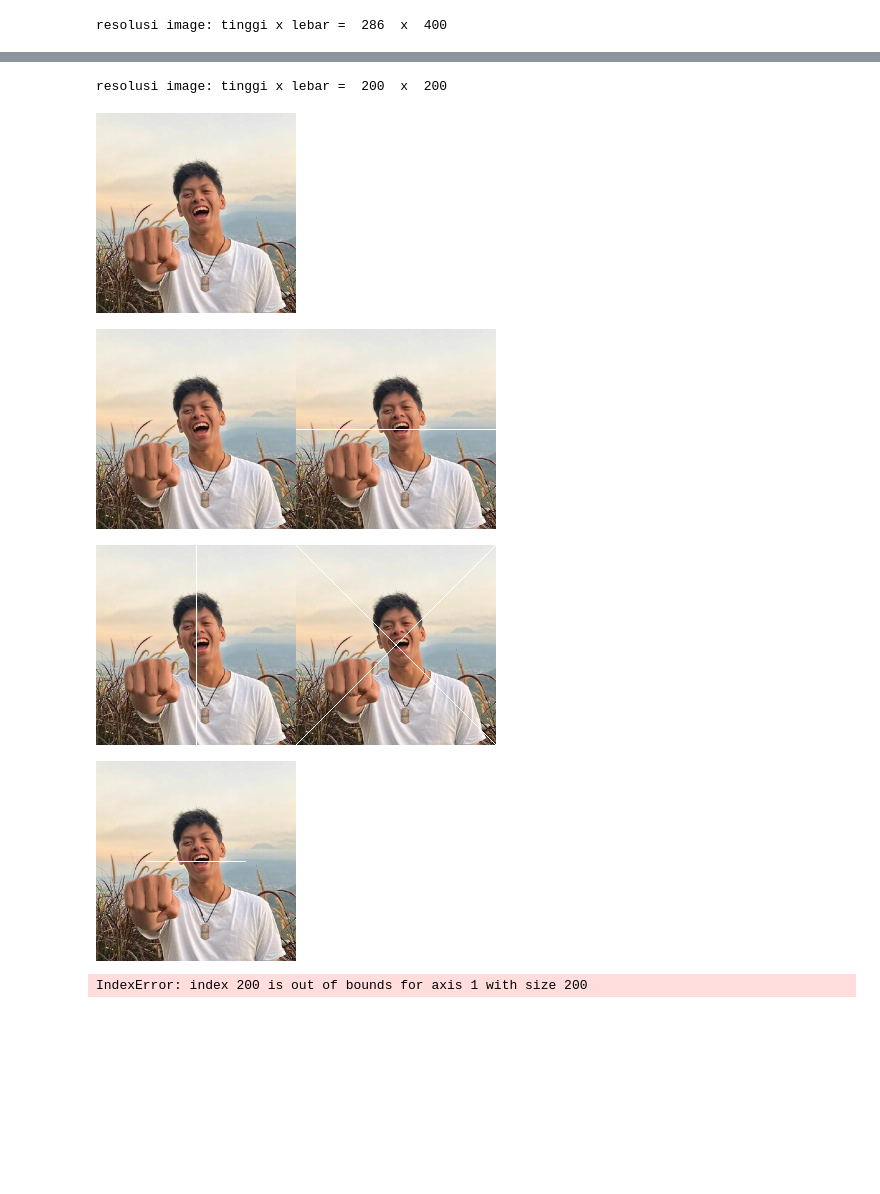
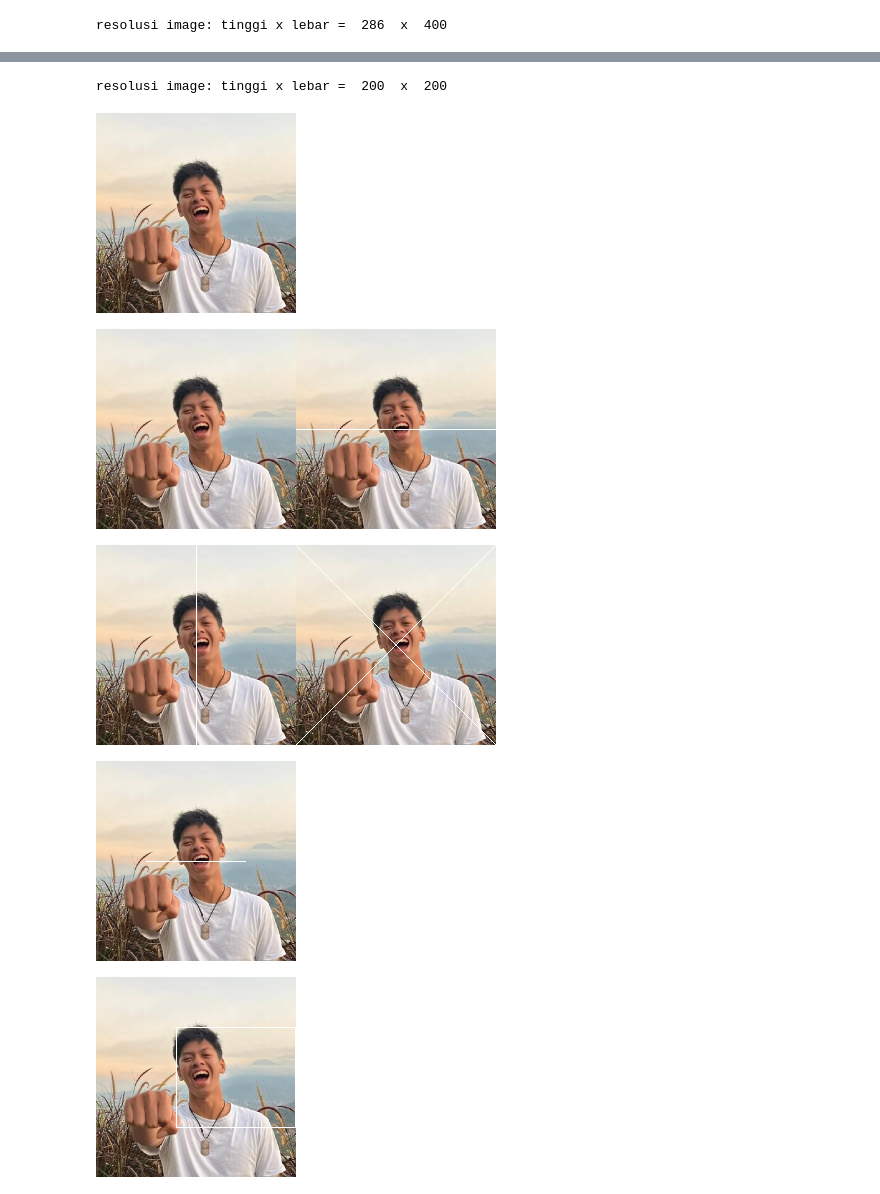
Before and after one commit to evanparisya/PCVK25_3F_09, a Jupyter notebook: week1.ipynb, the cells around one changed output, grey strips where cells are left out. Drawn from its saved outputs; the diff is of its cells as text; code cells hidden in the pictures; blank space fills up the shorter version.

```diff
--- a/week1.ipynb
+++ b/week1.ipynb
@@ -44,19 +44,19 @@ cv2_imshow(final_frame)
 
 # TUGAS PRAKTIKUM D2
 # Soal 2
-image_3 = cv.cvtColor(image, cv.COLOR_BGR2RGB)
-image_3 = cv.cvtColor(image, cv.COLOR_BGR2RGB)
+image_vertikal = cv.cvtColor(image, cv.COLOR_BGR2RGB)
+image_silang = cv.cvtColor(image, cv.COLOR_BGR2RGB)
 
 # Membuat garis vertikal di tengah
 for x in range(tinggi):
-    image_3[x, int(lebar/2)] = [255, 255, 255]
+    image_vertikal[x, int(lebar/2)] = [255, 255, 255]
 
 # Membuat garis diagonal silang (X)
 for i in range(min(tinggi, lebar)):
     # diagonal ↘
-    image_3[i, i] = [255, 255, 255]
+    image_silang[i, i] = [255, 255, 255]
     # diagonal ↙
-    image_3[i, lebar - 1 - i] = [255, 255, 255]
+    image_silang[i, lebar - 1 - i] = [255, 255, 255]
 final_frame = cv.hconcat((image_vertikal, image_silang))
 cv2_imshow(final_frame)
 
@@ -74,35 +74,35 @@ end   = start + panjang
 for y in range(start, end):
     image_3[int(tinggi/2), y] = [255, 255, 255]
 cv2_imshow(image_3)
 
 # Soal 4
 image_3 = cv.cvtColor(image, cv.COLOR_BGR2RGB)
 
 # koordinat kotak (bisa diatur sembarang)
 x1, y1 = 50, 80    # titik kiri-atas (row, col)
 x2, y2 = 150, 200  # titik kanan-bawah (row, col)
 
 # gambar sisi atas dan bawah
-for y in range(y1, y2):
+for y in range(y1, min(y2, lebar)):
     image_3[x1, y] = [255, 255, 255]  # atas
-    image_3[x2, y] = [255, 255, 255]  # bawah
+    image_3[min(x2, tinggi-1), y] = [255, 255, 255]  # bawah
 
 # gambar sisi kiri dan kanan
-for x in range(x1, x2):
+for x in range(x1, min(x2, tinggi)):
     image_3[x, y1] = [255, 255, 255]  # kiri
-    image_3[x, y2] = [255, 255, 255]  # kanan
+    image_3[x, min(y2, lebar-1)] = [255, 255, 255]  # kanan
 cv2_imshow(image_3)
 # %% [output]
 [figure]
 resolusi image: tinggi x lebar =  276  x  400
 [figure]
 [figure]
 resolusi image: tinggi x lebar =  286  x  400
 [figure]
 [figure]
 resolusi image: tinggi x lebar =  200  x  200
 [figure]
 [figure]
 [figure]
 [figure]
-IndexError: index 200 is out of bounds for axis 1 with size 200
+[figure, added]
```
